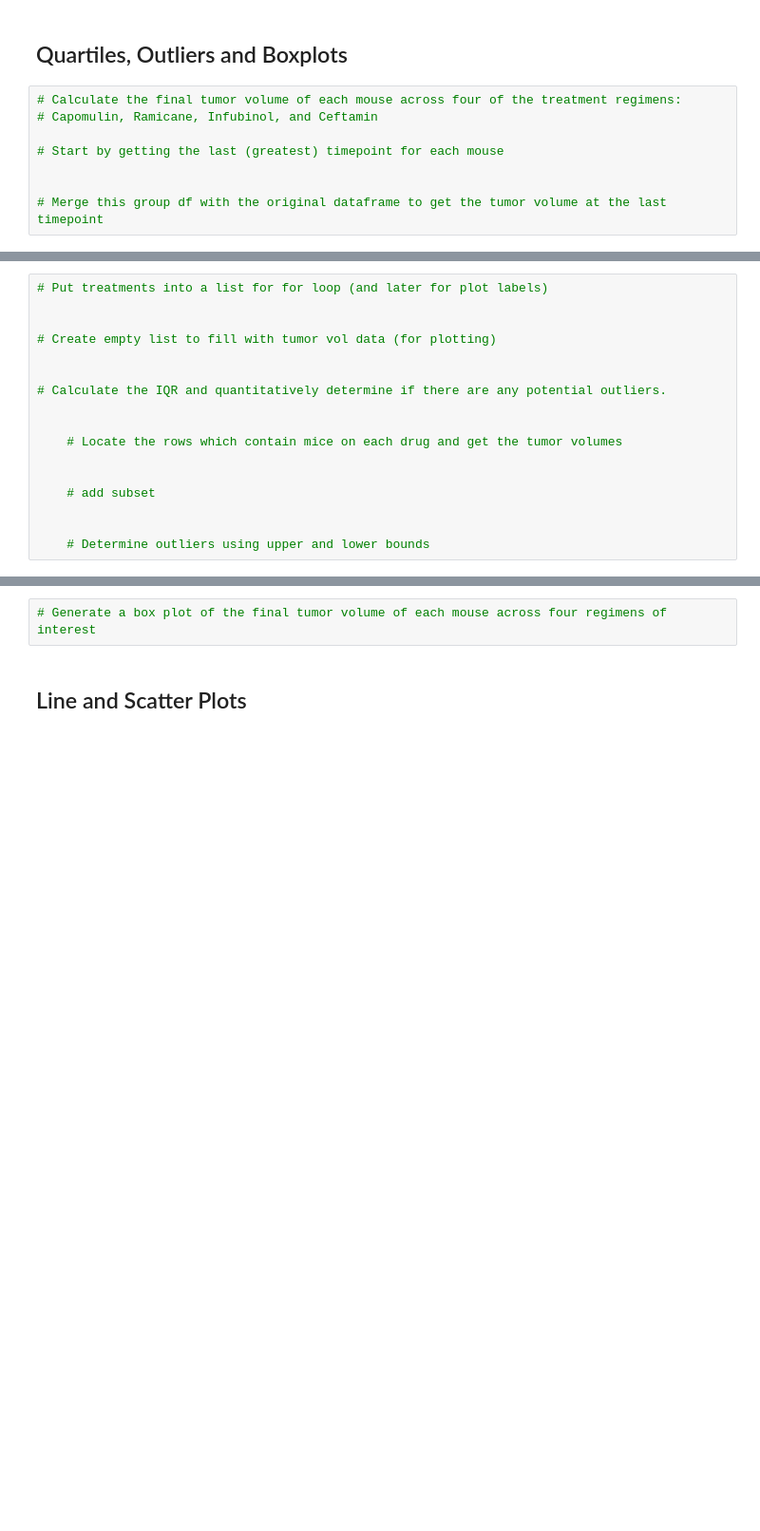
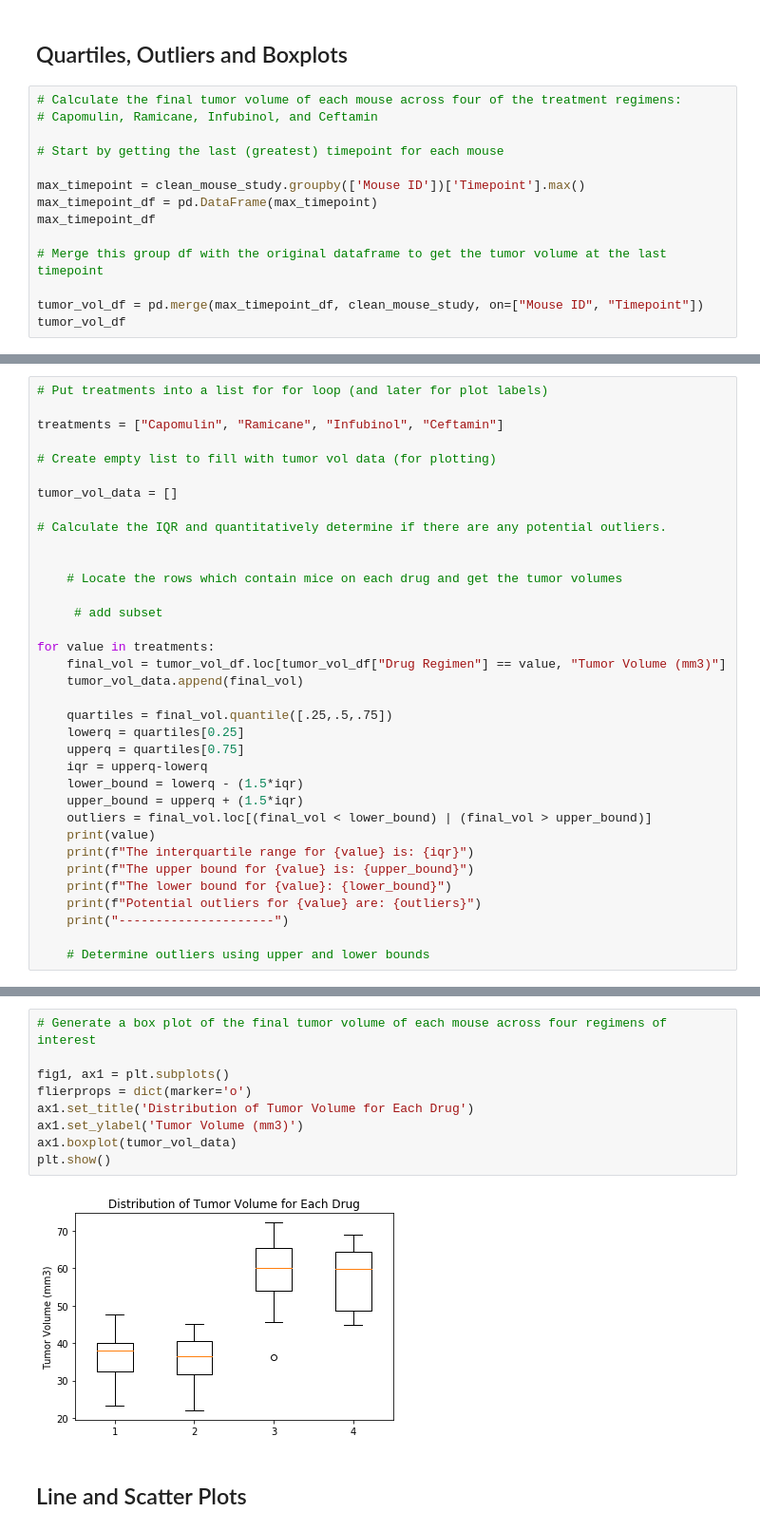
Before and after one commit to aaalicejohnson/matplotlib, a Jupyter notebook: pymaceuticals_starter.ipynb, the cells around one changed output, grey strips where cells are left out. Shown: that part at 95% size. Saved outputs shown, nothing was run; the diff lists cells and outputs as text; blank space fills up the shorter version.

```diff
--- a/pymaceuticals_starter.ipynb
+++ b/pymaceuticals_starter.ipynb
@@ -200,5 +222,11 @@ plt.show()
 
 # Start by getting the last (greatest) timepoint for each mouse
 
+max_timepoint = clean_mouse_study.groupby(['Mouse ID'])['Timepoint'].max()
+max_timepoint_df = pd.DataFrame(max_timepoint)
+max_timepoint_df
 
 # Merge this group df with the original dataframe to get the tumor volume at the last timepoint
+
+tumor_vol_df = pd.merge(max_timepoint_df, clean_mouse_study, on=["Mouse ID", "Timepoint"])
+tumor_vol_df
@@ -205,17 +247,35 @@ plt.show()
 # %%
 # Put treatments into a list for for loop (and later for plot labels)
 
+treatments = ["Capomulin", "Ramicane", "Infubinol", "Ceftamin"]
 
 # Create empty list to fill with tumor vol data (for plotting)
 
+tumor_vol_data = []
 
 # Calculate the IQR and quantitatively determine if there are any potential outliers.
 
 
     # Locate the rows which contain mice on each drug and get the tumor volumes
 
+     # add subset
 
-    # add subset
+for value in treatments:
+    final_vol = tumor_vol_df.loc[tumor_vol_df["Drug Regimen"] == value, "Tumor Volume (mm3)"]
+    tumor_vol_data.append(final_vol)
 
+    quartiles = final_vol.quantile([.25,.5,.75])
+    lowerq = quartiles[0.25]
+    upperq = quartiles[0.75]
+    iqr = upperq-lowerq
+    lower_bound = lowerq - (1.5*iqr)
+    upper_bound = upperq + (1.5*iqr)
+    outliers = final_vol.loc[(final_vol < lower_bound) | (final_vol > upper_bound)]
+    print(value)
+    print(f"The interquartile range for {value} is: {iqr}")
+    print(f"The upper bound for {value} is: {upper_bound}")
+    print(f"The lower bound for {value}: {lower_bound}")
+    print(f"Potential outliers for {value} are: {outliers}")
+    print("---------------------")
 
     # Determine outliers using upper and lower bounds
@@ -222,4 +300,13 @@ plt.show()
 # %%
 # Generate a box plot of the final tumor volume of each mouse across four regimens of interest
+
+fig1, ax1 = plt.subplots()
+flierprops = dict(marker='o')
+ax1.set_title('Distribution of Tumor Volume for Each Drug')
+ax1.set_ylabel('Tumor Volume (mm3)')
+ax1.boxplot(tumor_vol_data)
+plt.show()
+# %% [output]
+[figure, added]
 # %% [markdown]
 ## Line and Scatter Plots
```
Also changed, not shown: parts of 13 cells of this notebook.
